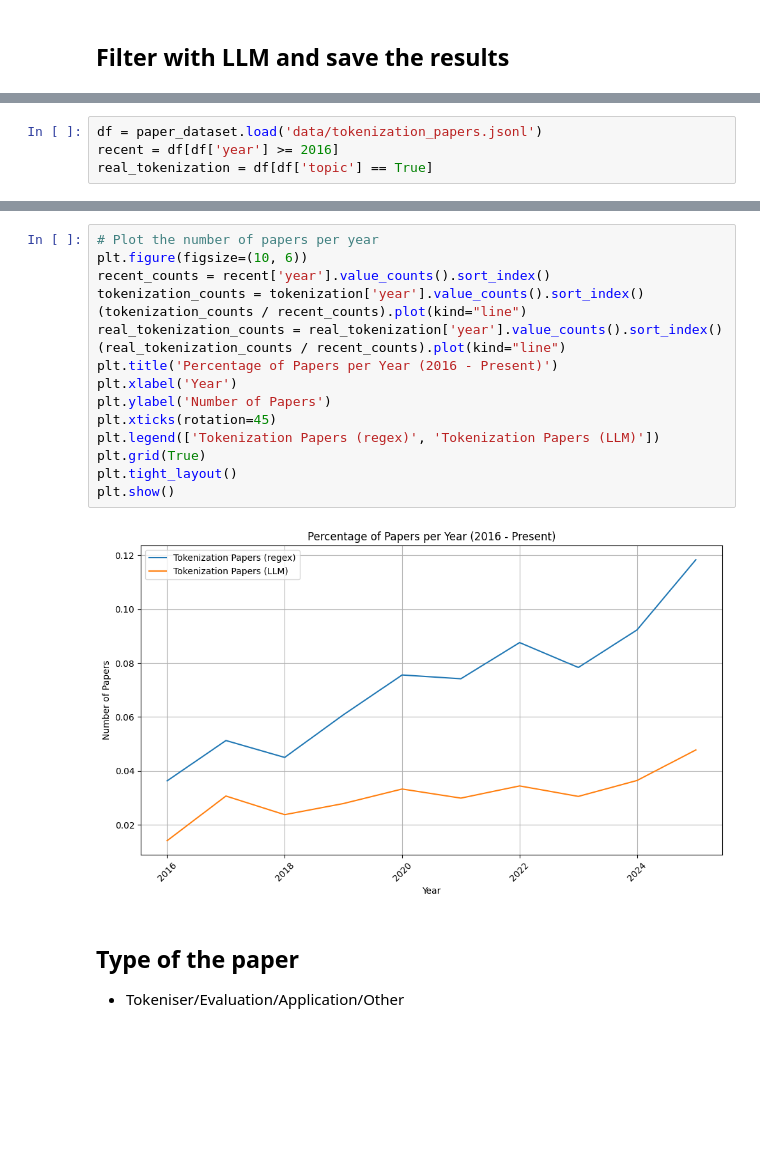
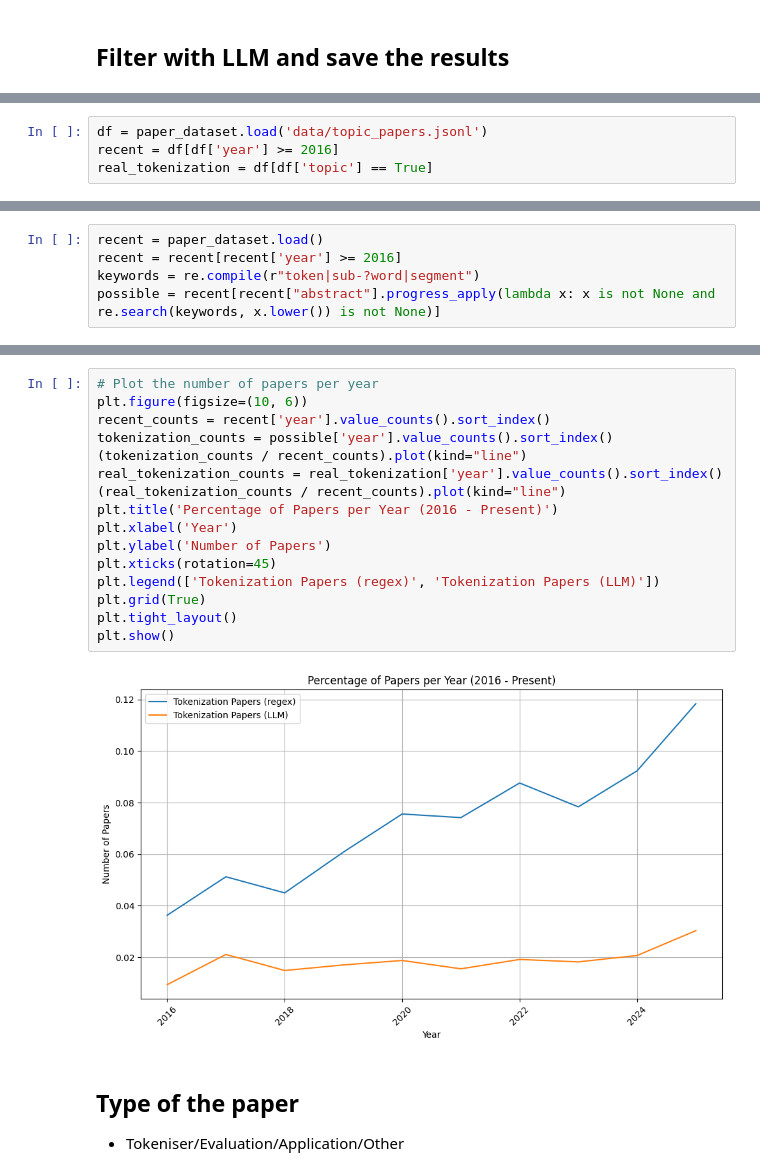
Before and after one commit to GianlucaVico/TalkAboutTokenization, a Jupyter notebook: initial_da.ipynb, the cells around one changed output, grey strips where cells are left out. Cells and saved outputs as stored; diff of their text form; blank space fills up the shorter version.

```diff
--- a/initial_da.ipynb
+++ b/initial_da.ipynb
@@ -108,5 +111,5 @@ See the caveats in the documentation: https://pandas.pydata.org/pandas-docs/stab
 # %%
-df = paper_dataset.load('data/tokenization_papers.jsonl')
+df = paper_dataset.load('data/topic_papers.jsonl')
 recent = df[df['year'] >= 2016]
 real_tokenization = df[df['topic'] == True]
 # %%
@@ -153,0 +137,5 @@ plt.show()
+# %%
+recent = paper_dataset.load()
+recent = recent[recent['year'] >= 2016]
+keywords = re.compile(r"token|sub-?word|segment")
+possible = recent[recent["abstract"].progress_apply(lambda x: x is not None and re.search(keywords, x.lower()) is not None)]
@@ -154,21 +161,21 @@ plt.show()
 # %%
 # Plot the number of papers per year
 plt.figure(figsize=(10, 6))
 recent_counts = recent['year'].value_counts().sort_index()
-tokenization_counts = tokenization['year'].value_counts().sort_index()
+tokenization_counts = possible['year'].value_counts().sort_index()
 (tokenization_counts / recent_counts).plot(kind="line")
 real_tokenization_counts = real_tokenization['year'].value_counts().sort_index()
 (real_tokenization_counts / recent_counts).plot(kind="line")
 plt.title('Percentage of Papers per Year (2016 - Present)')
 plt.xlabel('Year')
 plt.ylabel('Number of Papers')
 plt.xticks(rotation=45)
 plt.legend(['Tokenization Papers (regex)', 'Tokenization Papers (LLM)'])
 plt.grid(True)
 plt.tight_layout()
 plt.show()
 # %% [output]
-[figure, old version]
+[figure, new version]
 # %% [markdown]
 ## Type of the paper
 - Tokeniser/Evaluation/Application/Other
```
Also changed, not shown: parts of 61 cells of this notebook, 6 other files.
